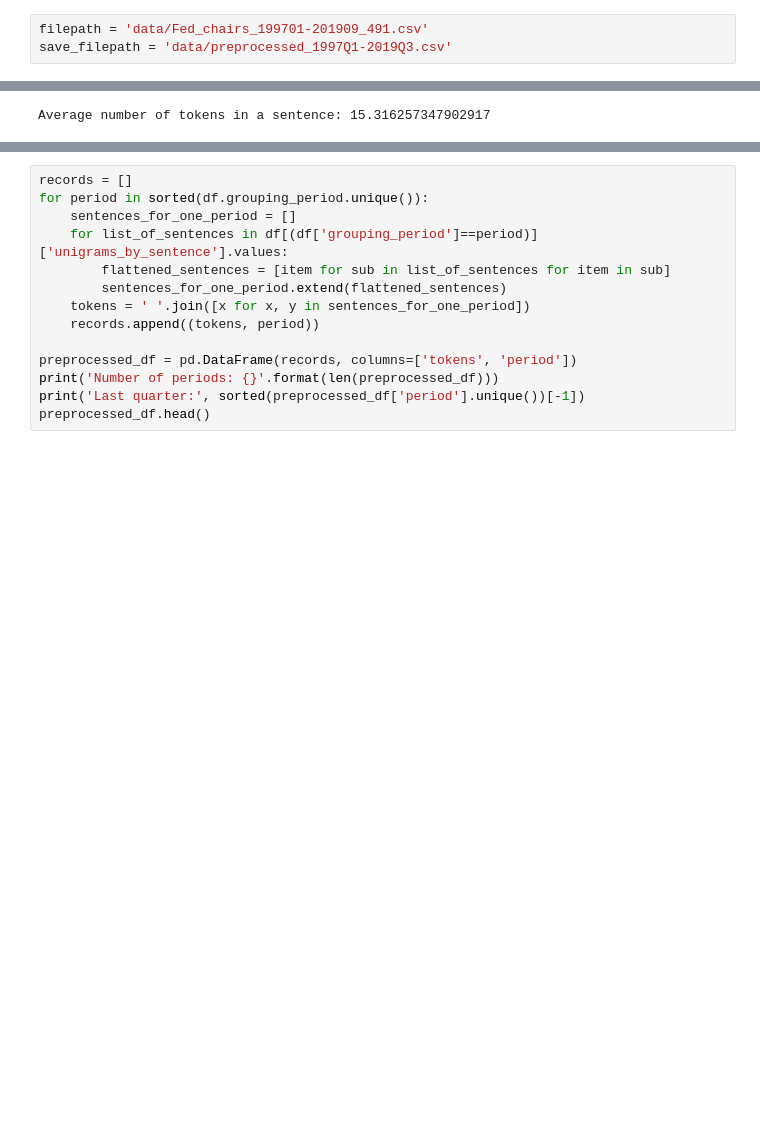
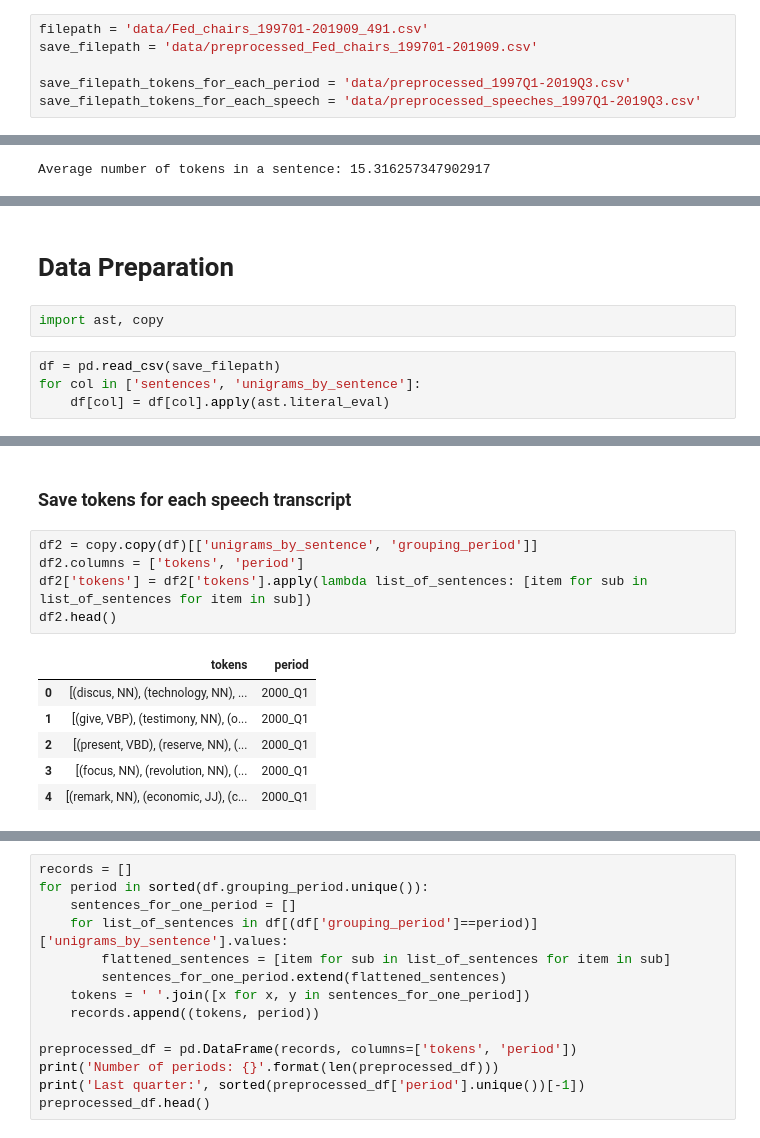
Before and after one commit to sophia-jihye/hot_topic_detection_in_central_bankers_speeches, a Jupyter notebook: Preprocessing and Data Preparation.ipynb, the cells around one changed output, grey strips where cells are left out. Saved outputs shown, nothing was run; the diff lists cells and outputs as text; blank space fills up the shorter version.

```diff
--- a/Preprocessing.ipynb
+++ b/Preprocessing and Data Preparation.ipynb
@@ -10,7 +12,10 @@ from nltk.stem import WordNetLemmatizer
 from nltk import pos_tag
 # %%
 filepath = 'data/Fed_chairs_199701-201909_491.csv'
-save_filepath = 'data/preprocessed_1997Q1-2019Q3.csv'
+save_filepath = 'data/preprocessed_Fed_chairs_199701-201909.csv'
+
+save_filepath_tokens_for_each_period = 'data/preprocessed_1997Q1-2019Q3.csv'
+save_filepath_tokens_for_each_speech = 'data/preprocessed_speeches_1997Q1-2019Q3.csv'
 # %%
 df = pd.read_csv(filepath)
 df.head()
@@ -111,3 +121,11 @@ Average number of tokens in a sentence: 15.316257347902917
+# %% [markdown]
+# Data Preparation
+# %%
+import ast, copy
+# %%
+df = pd.read_csv(save_filepath)
+for col in ['sentences', 'unigrams_by_sentence']:
+    df[col] = df[col].apply(ast.literal_eval)
 # %%
 def quarterly_dict():
     def _period_dict(target_dict, _period, start, end):
@@ -131,3 +149,17 @@ df.head()
 | 2 | Mr Greenspan presents the Federal... | 2000-02-18 | r000218b | https://www.bis.org/review/r00021... | Testimony of Mr Alan Greenspan Ch... | Greenspan | Mr Greenspan presents the Federal... | [Mr Greenspan presents the Federa... | [[(present, VBD), (reserve, NN), ... | ... |
 | 3 | Mr Greenspan focuses on the revol... | 2000-02-10 | r000310a | https://www.bis.org/review/r00031... | Speech by Mr Alan Greenspan Chair... | Greenspan | Mr Greenspan focuses on the revol... | [Mr Greenspan focuses on the revo... | [[(focus, NN), (revolution, NN), ... | ... |
 | 4 | Mr Greenspan remarks on some of t... | 2000-02-24 | r000324a | https://www.bis.org/review/r00032... | Remarks by Mr Alan Greenspan Chai... | Greenspan | Mr Greenspan remarks on some of t... | [Mr Greenspan remarks on some of ... | [[(remark, NN), (economic, JJ), (... | ... |
+# %% [markdown]
+### Save tokens for each speech transcript
+# %%
+df2 = copy.copy(df)[['unigrams_by_sentence', 'grouping_period']]
+df2.columns = ['tokens', 'period']
+df2['tokens'] = df2['tokens'].apply(lambda list_of_sentences: [item for sub in list_of_sentences for item in sub])
+df2.head()
+# %% [output]
+|  | tokens | period |
+| 0 | [(discus, NN), (technology, NN), ... | 2000_Q1 |
+| 1 | [(give, VBP), (testimony, NN), (o... | 2000_Q1 |
+| 2 | [(present, VBD), (reserve, NN), (... | 2000_Q1 |
+| 3 | [(focus, NN), (revolution, NN), (... | 2000_Q1 |
+| 4 | [(remark, NN), (economic, JJ), (c... | 2000_Q1 |
```
Also changed, not shown: parts of 6 cells of this notebook, 4 other files.
